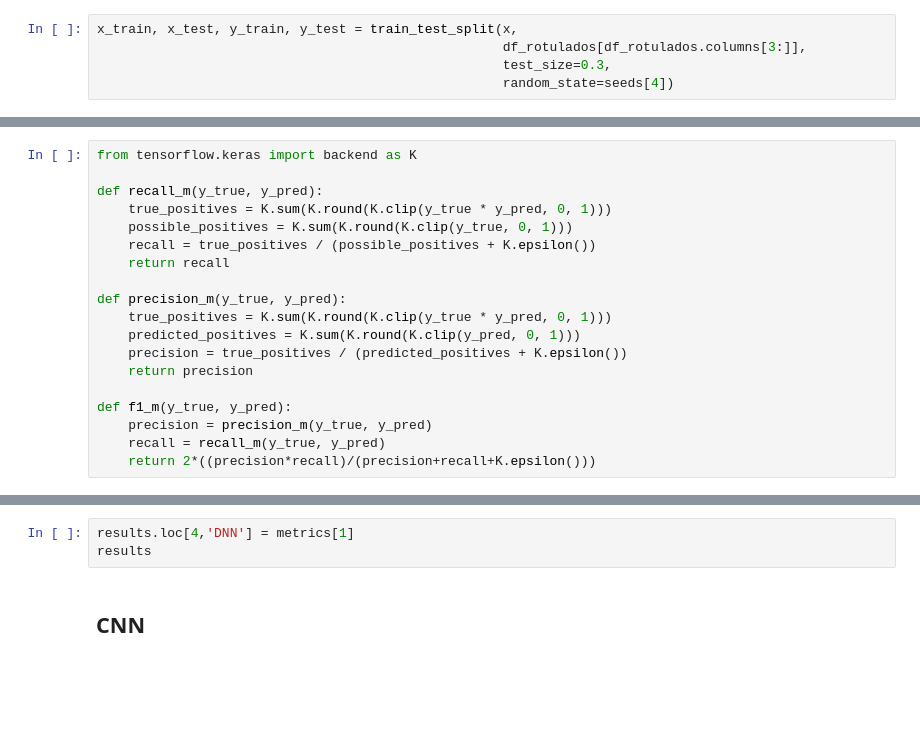
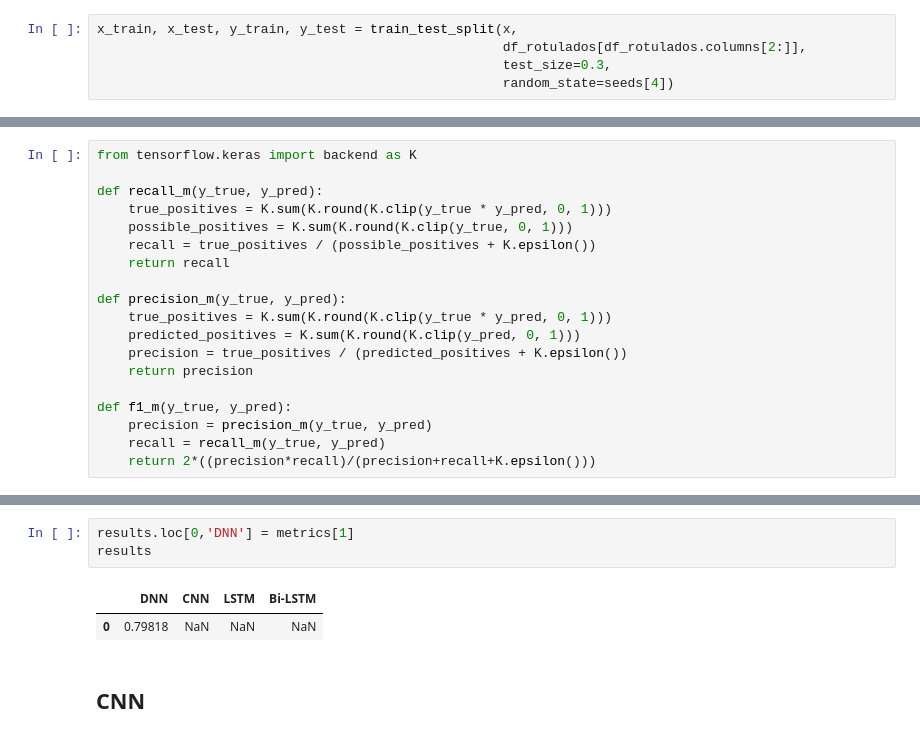
Before and after one commit to wmodanez/acordaos, a Jupyter notebook: 03 - Trainning-DL.ipynb, the cells around one changed output, grey strips where cells are left out. Cells and saved outputs as stored; diff of their text form; blank space fills up the shorter version.

```diff
--- a/03 - Trainning-DL.ipynb
+++ b/03 - Trainning-DL.ipynb
@@ -131,7 +131,7 @@ x = pad_sequences(sequences, maxlen=200)
 seeds = [1, 43, 678, 90, 135, 77]
 # %%
 x_train, x_test, y_train, y_test = train_test_split(x,
-                                                    df_rotulados[df_rotulados.columns[3:]],
+                                                    df_rotulados[df_rotulados.columns[2:]],
                                                     test_size=0.3,
                                                     random_state=seeds[4])
 # %%
@@ -202,6 +213,9 @@ print("{}: {}".format(cnn_model.metrics_names[1], metrics[1]))
 # %%
-results.loc[4,'DNN'] = metrics[1]
+results.loc[0,'DNN'] = metrics[1]
 results
+# %% [output]
+|  | DNN | CNN | LSTM | Bi-LSTM |
+| 0 | 0.79818 | NaN | NaN | NaN |
 # %% [markdown]
 ## **CNN**
 # %%
```
Also changed, not shown: parts of 28 cells of this notebook.
